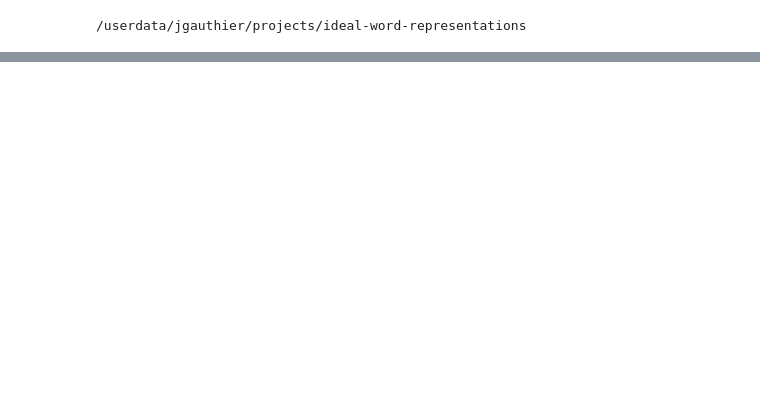
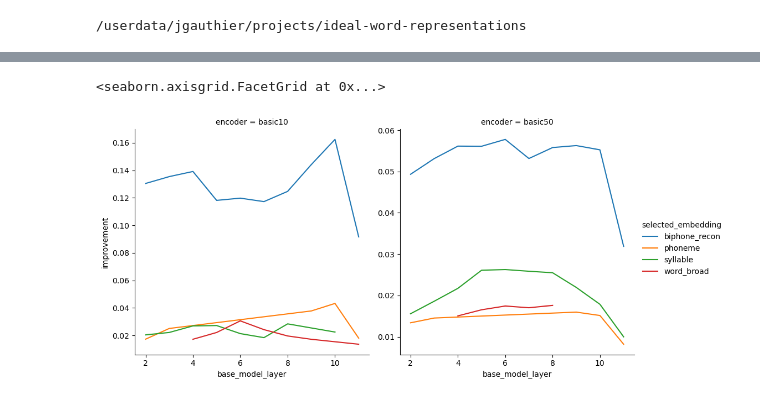
Before and after one commit to hans/ideal-word-representations, a Jupyter notebook: notebooks/synthetic_encoding/feature_selection_summary.ipynb, the cells around one changed output, grey strips where cells are left out. Cells and saved outputs as stored; diff of their text form; code cells hidden in the pictures; blank space fills up the shorter version.

```diff
--- a/notebooks/synthetic_encoding/feature_selection_summary.ipynb
+++ b/notebooks/synthetic_encoding/feature_selection_summary.ipynb
@@ -105,0 +107,6 @@ Setting a gradient palette using color= is deprecated and will be removed in v0.
+# %%
+sns.relplot(data=merged_df, x="base_model_layer", y="improvement", hue="selected_embedding", col="encoder",
+            kind="line", facet_kws=dict(sharey=False))
+# %% [output]
+<seaborn.axisgrid.FacetGrid at 0x...>
+[figure, added]
```
Also changed, not shown: parts of 11 cells of this notebook, 17 other files.
